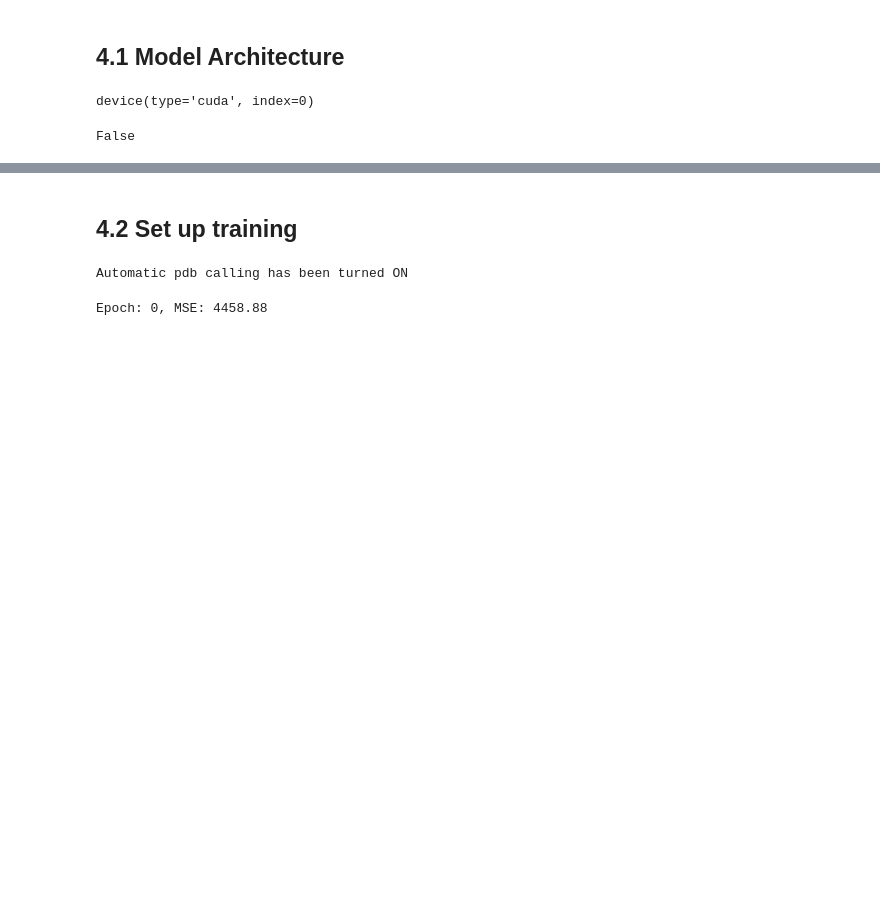
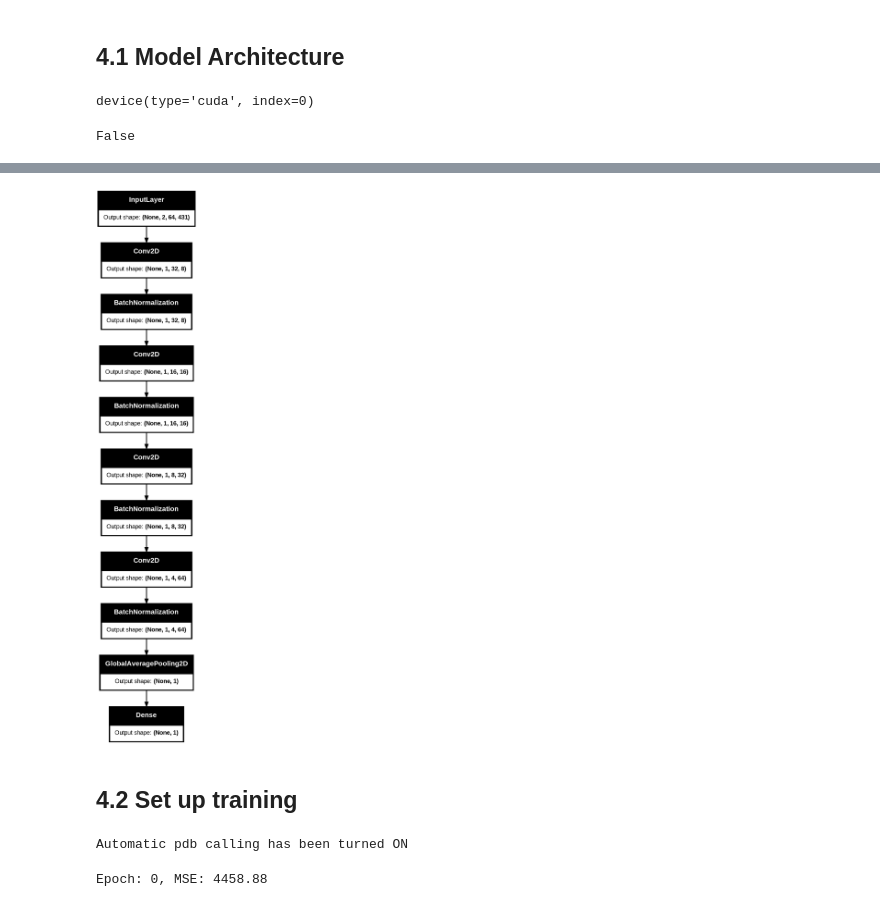
Before and after one commit to bhelfer/DeepBees, a Jupyter notebook: bees_conv_torch.ipynb, the cells around one changed output, grey strips where cells are left out. Saved outputs shown, nothing was run; the diff lists cells and outputs as text; code cells hidden in the pictures; blank space fills up the shorter version.

Commit message:
Adding a framework for building model in keras

```diff
--- a/bees_conv_torch.ipynb
+++ b/bees_conv_torch.ipynb
@@ -927,0 +994,31 @@ False
+# %%
+# First layer receives spect input
+init_kernel = keras.initializers.HeUniform()
+inputs = keras.Input(shape=(2, 64, 431))
+
+# First conv block
+x = layers.Conv2D(filters=8, kernel_size=(5, 5), strides=(2, 2),padding='SAME',
+                  activation='relu', kernel_initializer=init_kernel)(inputs)
+x = layers.BatchNormalization(momentum=0.15, axis=-1)(x)
+
+# Second conv block
+x = layers.Conv2D(filters=16, kernel_size=(3, 3), strides=(2, 2),padding='SAME',
+                  activation='relu', kernel_initializer=init_kernel)(x)
+x = layers.BatchNormalization(momentum=0.15, axis=-1)(x)
+
+# Third conv block
+x = layers.Conv2D(filters=32, kernel_size=(3, 3), strides=(2, 2),padding='SAME',
+                  activation='relu', kernel_initializer=init_kernel)(x)
+x = layers.BatchNormalization(momentum=0.15, axis=-1)(x)
+
+# Fourth conv block
+x = layers.Conv2D(filters=64, kernel_size=(3, 3), strides=(2, 2),padding='SAME',
+                  activation='relu', kernel_initializer=init_kernel)(x)
+x = layers.BatchNormalization(momentum=0.15, axis=-1)(x)
+
+# Output layer
+x = layers.GlobalAveragePooling2D(data_format='channels_first')(x)
+outputs = layers.Dense(1, activation='linear')(x)
+
+model = keras.Model(inputs, outputs, name="deep_bees")
+model.summary()
@@ -927,0 +1047,4 @@ False
+# %%
+keras.utils.plot_model(model, "deep_bee_conv.png", show_shapes=True)
+# %% [output]
+[figure, added]
```
Also changed, not shown: parts of 16 cells of this notebook.
